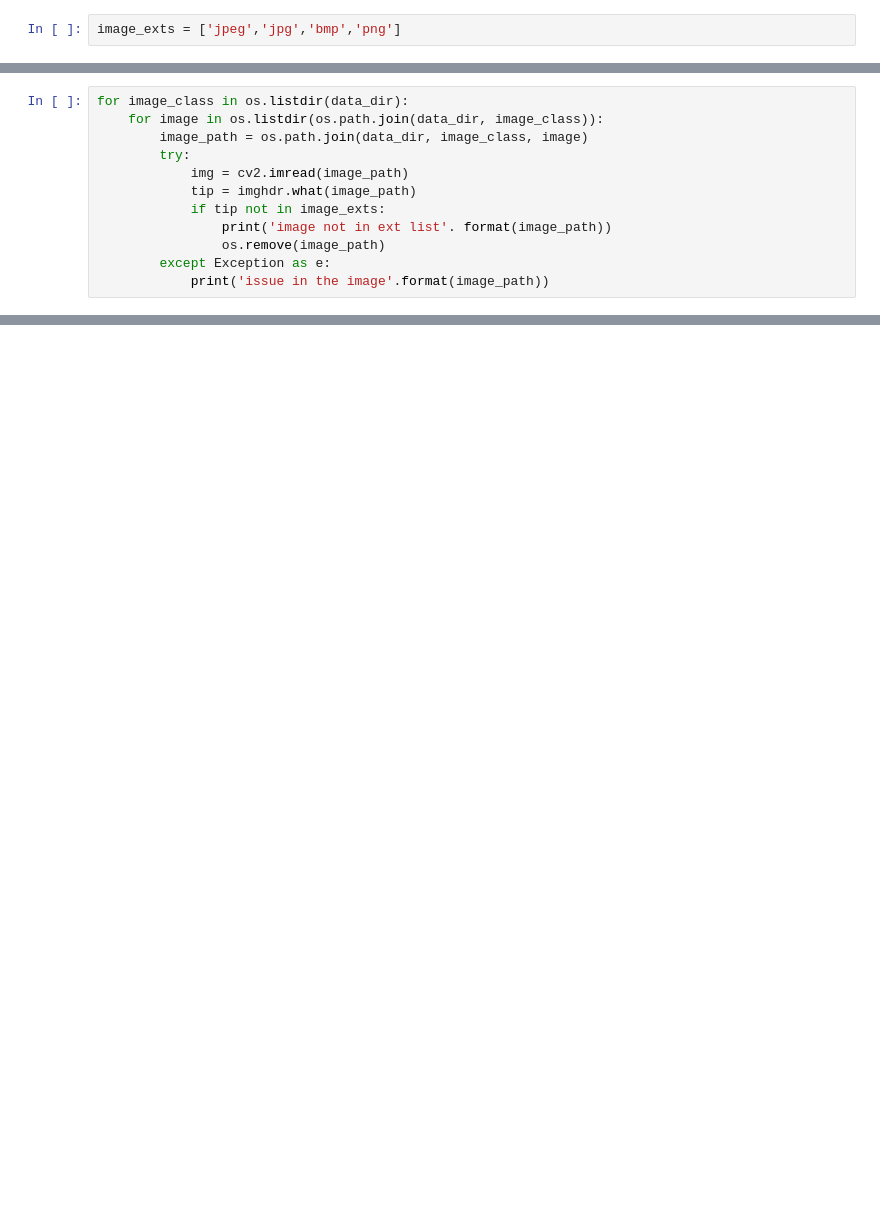
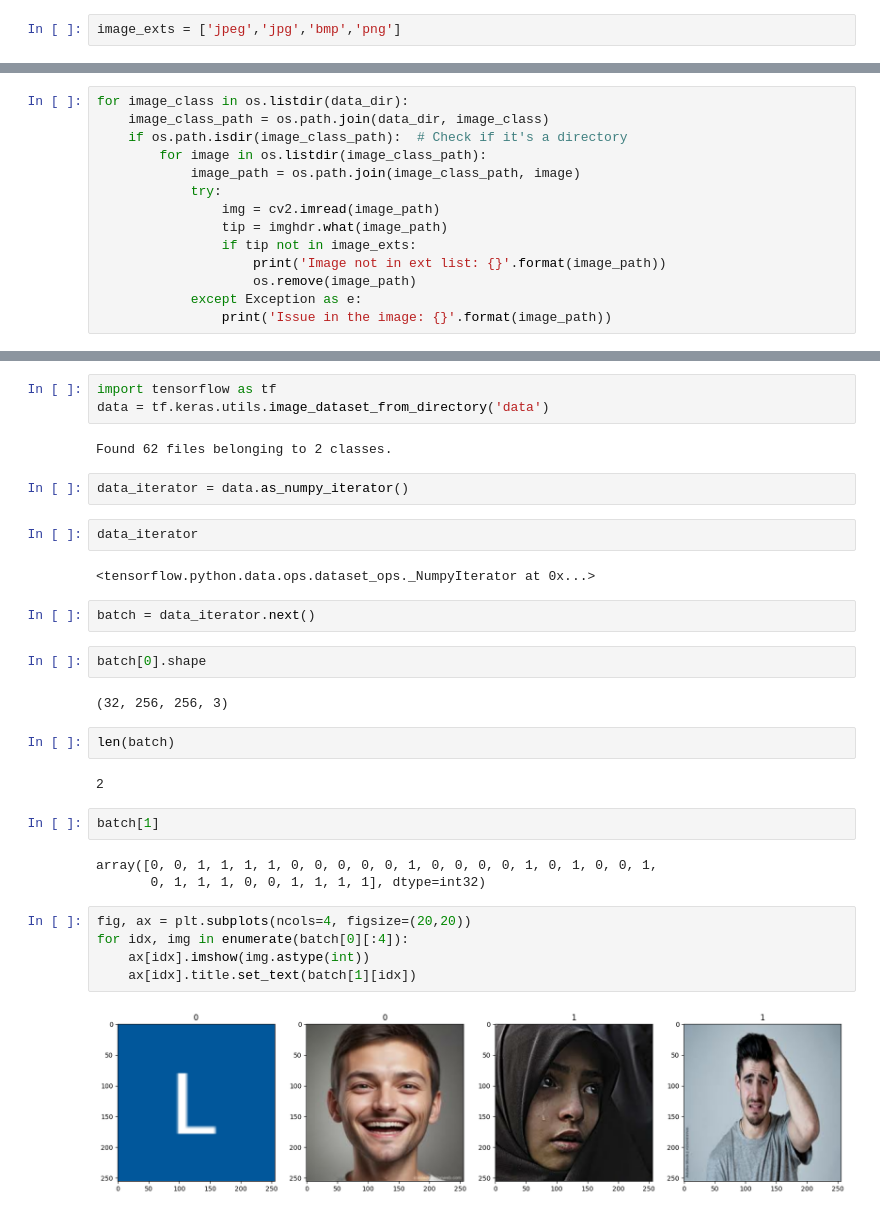
Before and after one commit to lahekk15/Image-classification, a Jupyter notebook: image_classification.ipynb, the cells around one changed output, grey strips where cells are left out. Drawn from its saved outputs; the diff is of its cells as text; blank space fills up the shorter version.

Commit message:
Load data

```diff
--- a/image_classification.ipynb
+++ b/image_classification.ipynb
@@ -50,12 +66,14 @@ img
 # %%
 for image_class in os.listdir(data_dir):
-    for image in os.listdir(os.path.join(data_dir, image_class)):
-        image_path = os.path.join(data_dir, image_class, image)
-        try:
-            img = cv2.imread(image_path)
-            tip = imghdr.what(image_path)
-            if tip not in image_exts:
-                print('image not in ext list'. format(image_path))
-                os.remove(image_path)
-        except Exception as e:
-            print('issue in the image'.format(image_path))
+    image_class_path = os.path.join(data_dir, image_class)
+    if os.path.isdir(image_class_path):  # Check if it's a directory
+        for image in os.listdir(image_class_path):
+            image_path = os.path.join(image_class_path, image)
+            try:
+                img = cv2.imread(image_path)
+                tip = imghdr.what(image_path)
+                if tip not in image_exts:
+                    print('Image not in ext list: {}'.format(image_path))
+                    os.remove(image_path)
+            except Exception as e:
+                print('Issue in the image: {}'.format(image_path))
@@ -64,0 +103,33 @@ sad_faces
+# %%
+import tensorflow as tf
+data = tf.keras.utils.image_dataset_from_directory('data')
+# %% [output]
+Found 62 files belonging to 2 classes.
+# %%
+data_iterator = data.as_numpy_iterator()
+# %%
+data_iterator
+# %% [output]
+<tensorflow.python.data.ops.dataset_ops._NumpyIterator at 0x...>
+# %%
+batch = data_iterator.next()
+# %%
+batch[0].shape
+# %% [output]
+(32, 256, 256, 3)
+# %%
+len(batch)
+# %% [output]
+2
+# %%
+batch[1]
+# %% [output]
+array([0, 0, 1, 1, 1, 1, 0, 0, 0, 0, 0, 1, 0, 0, 0, 0, 1, 0, 1, 0, 0, 1,
+       0, 1, 1, 1, 0, 0, 1, 1, 1, 1], dtype=int32)
+# %%
+fig, ax = plt.subplots(ncols=4, figsize=(20,20))
+for idx, img in enumerate(batch[0][:4]):
+    ax[idx].imshow(img.astype(int))
+    ax[idx].title.set_text(batch[1][idx])
+# %% [output]
+[figure, added]
```
Also changed, not shown: parts of 9 cells of this notebook.
